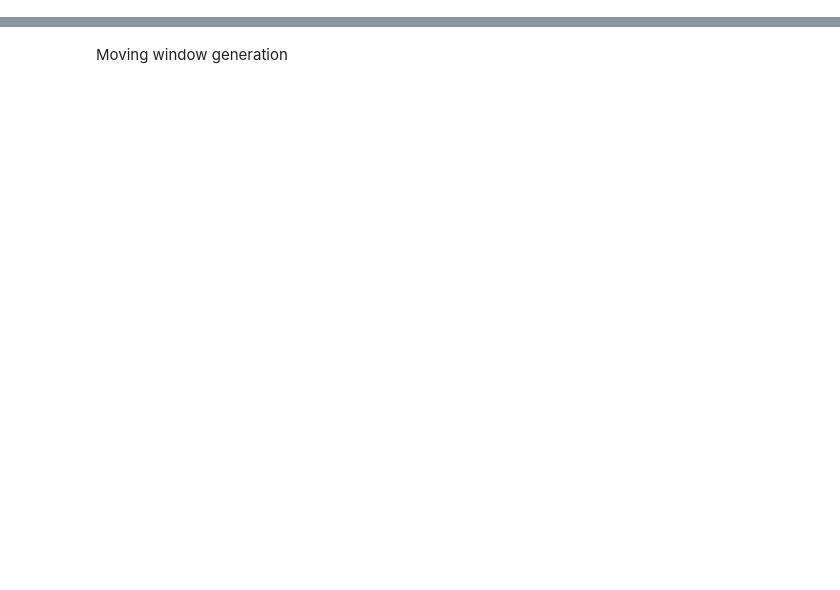
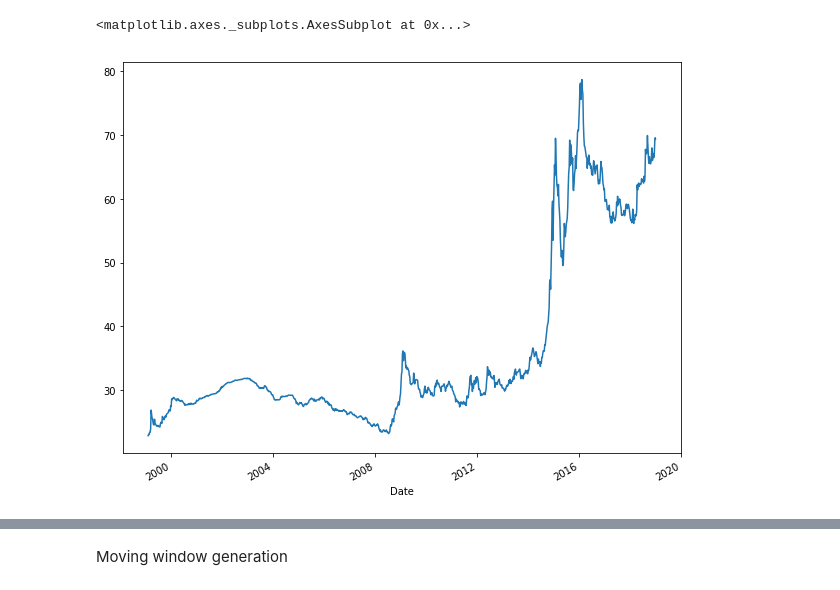
Before and after one commit to laureat/Python, a Jupyter notebook: PCA.ipynb, the cells around one changed output, grey strips where cells are left out. Cells and saved outputs as stored; diff of their text form; code cells hidden in the pictures; blank space fills up the shorter version.

```diff
--- a/PCA.ipynb
+++ b/PCA.ipynb
@@ -18,0 +60,5 @@ df=df.set_index('Date')
+# %%
+df['USDRUB'].plot(figsize=(10,8))
+# %% [output]
+<matplotlib.axes._subplots.AxesSubplot at 0x...>
+[figure, added]
```
Also changed, not shown: parts of 18 cells of this notebook.
